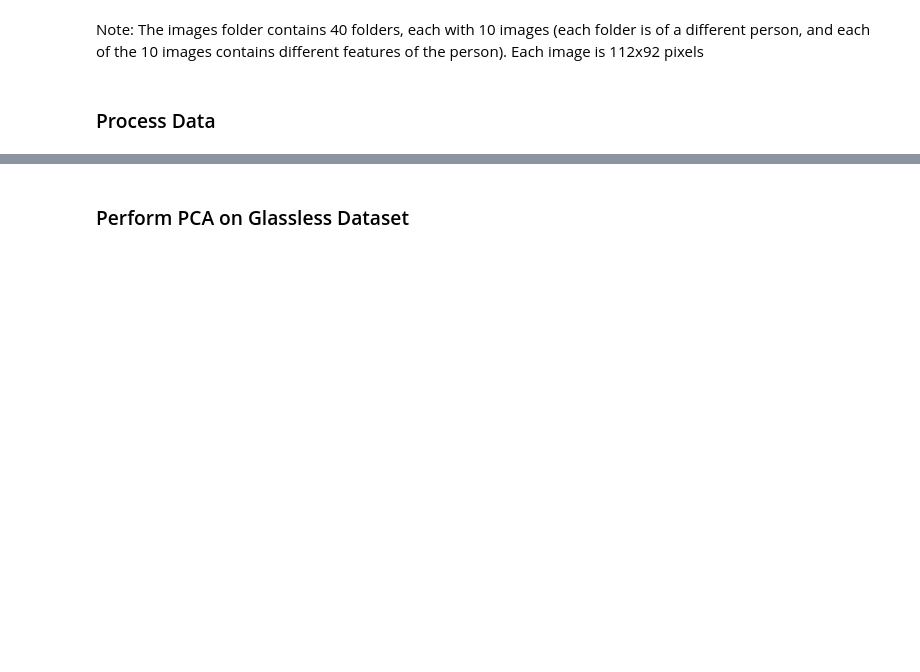
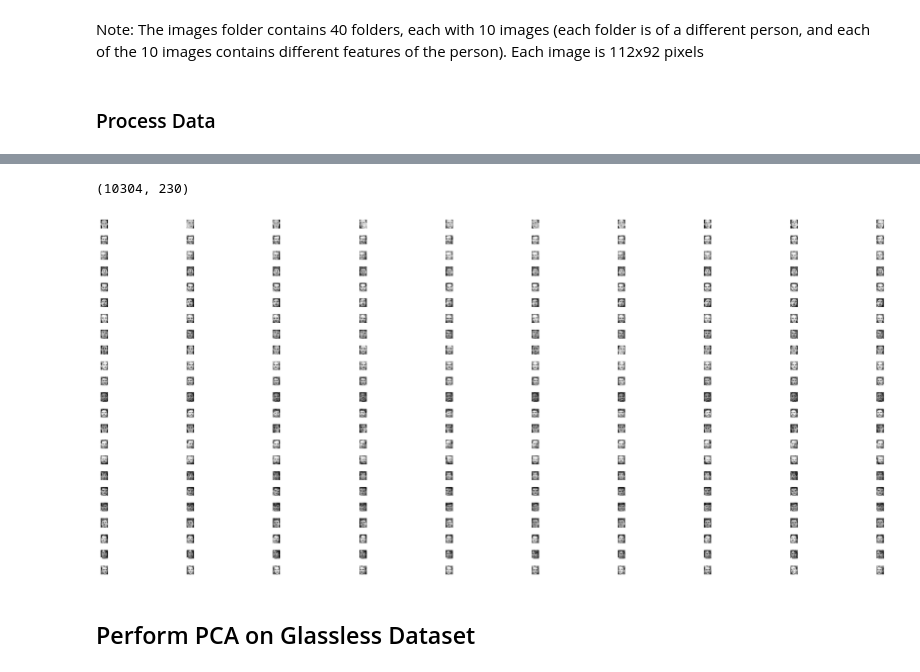
Before and after one commit to sebastian110203/COGS118BProject, a Jupyter notebook: Cogs118b_Project.ipynb, the cells around one changed output, grey strips where cells are left out. Saved outputs shown, nothing was run; the diff lists cells and outputs as text; code cells hidden in the pictures; blank space fills up the shorter version.

Commit message:
Process dataset

```diff
--- a/Cogs118b_Project.ipynb
+++ b/Cogs118b_Project.ipynb
@@ -64,2 +53,33 @@ Image Training Dataset shape (23, 10, 112, 92)
+# %%
+# Create Dataset of Male and Without Glasses
+selected_people = [0, 2, 4, 6, 8, 10, 11, 14, 15, 17, 20, 21, 22, 23, 24, 25, 28, 29, 32, 35, 37, 38, 39]
+male_no_glasses_imgs = np.array([images[i] for i in selected_people])
+selected_imgs = [0, 1, 2, 3, 4, 5, 6, 7, 8, 9]
+
+# Create Dataset for male with no glasses to perform PCA with
+num_people = len(selected_people)
+num_pictures = len(selected_imgs)
+num_pixels = 112 * 92
+ds = np.zeros((num_people, num_pictures, num_pixels))
+
+# Function flattens matrix to n x 1 column
+def flatten_matrix(matrix):
+    return matrix.reshape(-1)
+
+# flatten pixels
+for i in range(num_people):
+    for j in range(num_pictures):
+        ds[i][j] = flatten_matrix(male_no_glasses_imgs[i][j])
+
+# Flatten pictures
+ds = ds.reshape(num_people * num_pictures, num_pixels)
+ds = ds.T
+print(ds.shape)
+
+# Display selected pictures
+display_pgm_images(images, selected_people, selected_imgs)
+# %% [output]
+(10304, 230)
+[figure, added]
 # %% [markdown]
-### Perform PCA on Glassless Dataset
+## Perform PCA on Glassless Dataset
```
Also changed, not shown: parts of 3 cells of this notebook.
